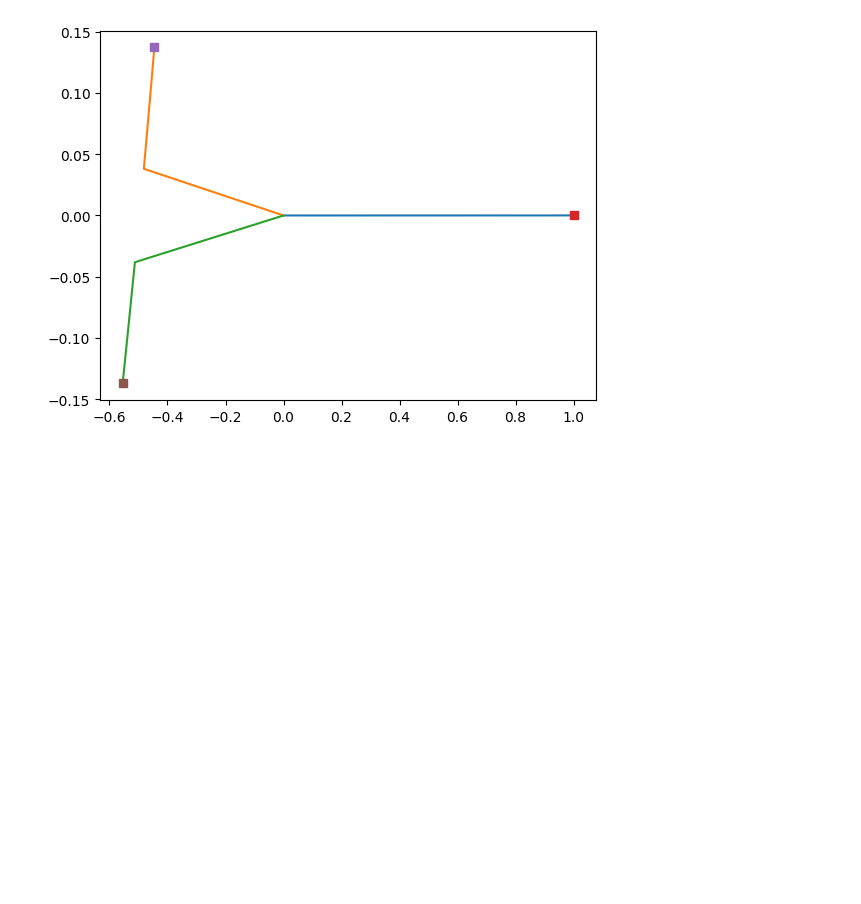
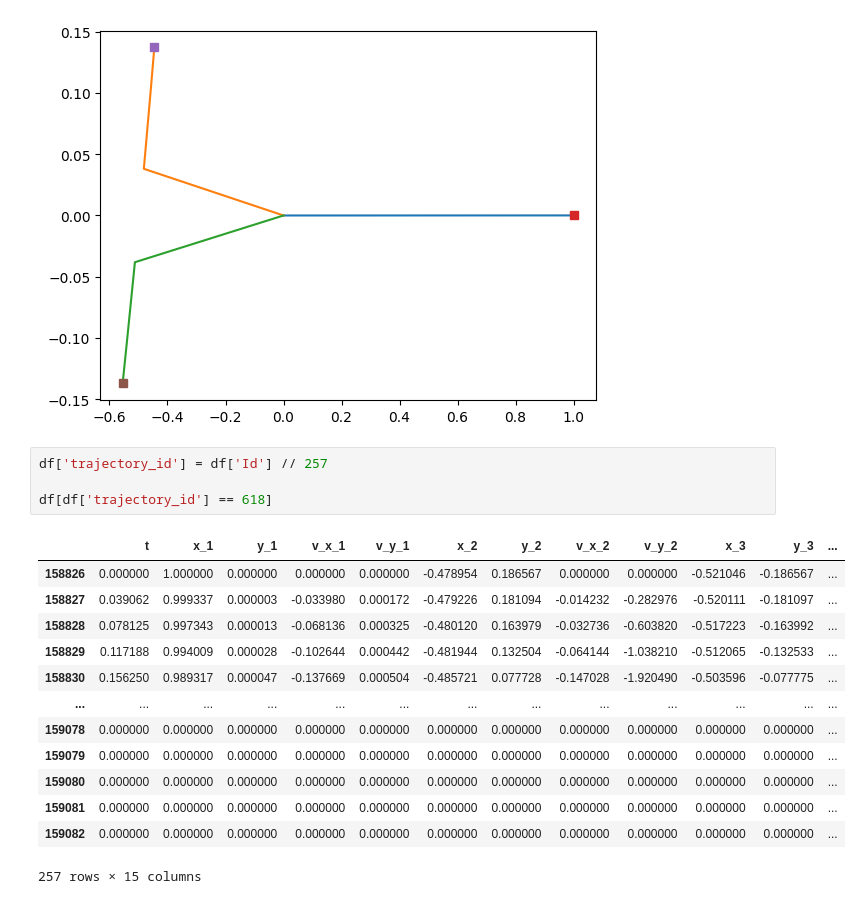
Before and after one commit to filipecolladavid/ThreeBodyProblemML, a Jupyter notebook: filipe/data_exploration.ipynb, the cells around one changed output. Drawn from its saved outputs; the diff is of its cells as text; blank space fills up the shorter version.

```diff
--- a/filipe/data_exploration.ipynb
+++ b/filipe/data_exploration.ipynb
@@ -161,3 +161,21 @@ plot_indx(k)
 # %% [output]
 619
 [figure]
+# %%
+df['trajectory_id'] = df['Id'] // 257
+
+df[df['trajectory_id'] == 618]
+# %% [output]
+|  | t | x_1 | y_1 | v_x_1 | v_y_1 | x_2 | y_2 | v_x_2 | v_y_2 | x_3 | y_3 | ... |
+| 158826 | 0.000000 | 1.000000 | 0.000000 | 0.000000 | 0.000000 | -0.478954 | 0.186567 | 0.000000 | 0.000000 | -0.521046 | -0.186567 | ... |
+| 158827 | 0.039062 | 0.999337 | 0.000003 | -0.033980 | 0.000172 | -0.479226 | 0.181094 | -0.014232 | -0.282976 | -0.520111 | -0.181097 | ... |
+| 158828 | 0.078125 | 0.997343 | 0.000013 | -0.068136 | 0.000325 | -0.480120 | 0.163979 | -0.032736 | -0.603820 | -0.517223 | -0.163992 | ... |
+| 158829 | 0.117188 | 0.994009 | 0.000028 | -0.102644 | 0.000442 | -0.481944 | 0.132504 | -0.064144 | -1.038210 | -0.512065 | -0.132533 | ... |
+| 158830 | 0.156250 | 0.989317 | 0.000047 | -0.137669 | 0.000504 | -0.485721 | 0.077728 | -0.147028 | -1.920490 | -0.503596 | -0.077775 | ... |
+| ... | ... | ... | ... | ... | ... | ... | ... | ... | ... | ... | ... | ... |
+| 159078 | 0.000000 | 0.000000 | 0.000000 | 0.000000 | 0.000000 | 0.000000 | 0.000000 | 0.000000 | 0.000000 | 0.000000 | 0.000000 | ... |
+| 159079 | 0.000000 | 0.000000 | 0.000000 | 0.000000 | 0.000000 | 0.000000 | 0.000000 | 0.000000 | 0.000000 | 0.000000 | 0.000000 | ... |
+| 159080 | 0.000000 | 0.000000 | 0.000000 | 0.000000 | 0.000000 | 0.000000 | 0.000000 | 0.000000 | 0.000000 | 0.000000 | 0.000000 | ... |
+| 159081 | 0.000000 | 0.000000 | 0.000000 | 0.000000 | 0.000000 | 0.000000 | 0.000000 | 0.000000 | 0.000000 | 0.000000 | 0.000000 | ... |
+| 159082 | 0.000000 | 0.000000 | 0.000000 | 0.000000 | 0.000000 | 0.000000 | 0.000000 | 0.000000 | 0.000000 | 0.000000 | 0.000000 | ... |
+257 rows × 15 columns
```
Also changed, not shown: parts of 1 cell of this notebook, 3 other files.
